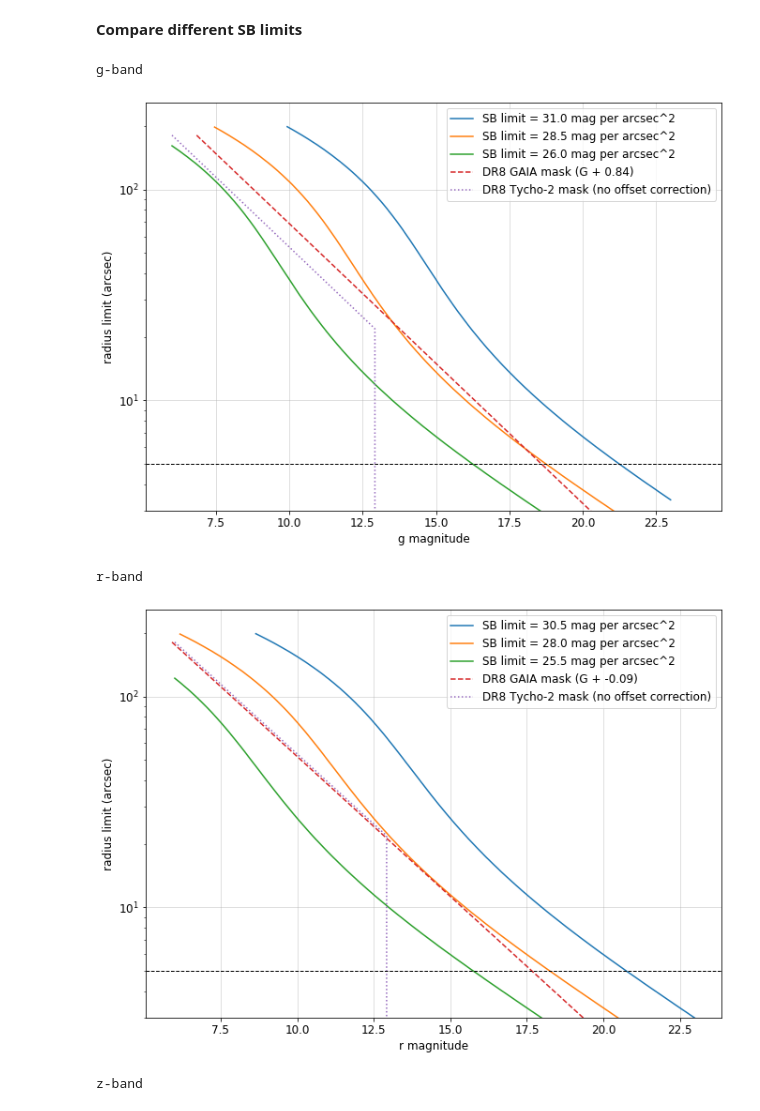
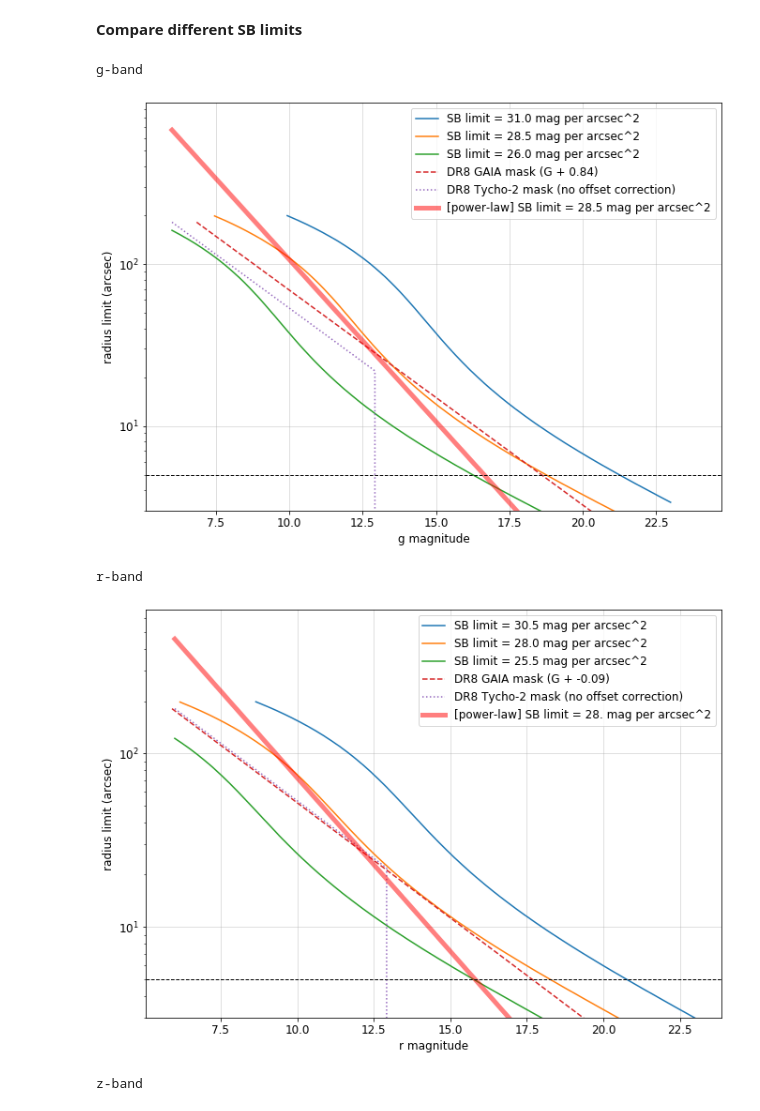
Before and after one commit to rongpu/desi-misc, a Jupyter notebook: bright_star_profiles/notebooks/star_profiles_6-outer_wing_radius_limit.ipynb, the cells around one changed output. Saved outputs shown, nothing was run; the diff lists cells and outputs as text; code cells hidden in the pictures.

Commit message:
update plots

```diff
--- a/bright_star_profiles/notebooks/star_profiles_6-outer_wing_radius_limit.ipynb
+++ b/bright_star_profiles/notebooks/star_profiles_6-outer_wing_radius_limit.ipynb
@@ -261,35 +261,42 @@ for band in bands:
     profile_fit_norm = lambda r: 10**(profile_fit(np.log10(r)))/(pixscale_native**2)
 
     plt.figure(figsize=(11, 8))
 
     for sb_limit_in_mag in sb_limit_in_mag_list_all[band]:
         sb_limit_in_nmgy = 10**((22.5-sb_limit_in_mag)/2.5)
         radius_lim_list = np.zeros(len(mag_list))
         for index, mag in enumerate(mag_list):
             f = lambda r: 10**((22.5-mag)/2.5) * profile_fit_norm(r) - sb_limit_in_nmgy
             try:
                 radius_lim_list[index] = root_scalar(f, bracket=[2, 200]).root
             except ValueError:
                 if mag<16:
                     radius_lim_list[index] = np.nan
                 else:
                     radius_lim_list[index] = 0
         plt.semilogy(mag_list, radius_lim_list, '-', label='SB limit = {:.1f} mag per arcsec^2'.format(sb_limit_in_mag))
     plt.semilogy(mag_list + gaia_median_offset[band], gaia_radius, '--', label='DR8 GAIA mask (G + {:.2f})'.format(gaia_median_offset[band]))
     plt.semilogy(mag_list, tycho_radius, ':', label='DR8 Tycho-2 mask (no offset correction)'.format(gaia_median_offset[band]))
 
+    if band=='g':
+        plt.plot(mag_list, np.sqrt(0.00045 / (10**((22.5-28.5)/2.5))) * 10**(-(mag_list-22.5)*0.2), 'r', lw=5, alpha=0.5,
+                 label='[power-law] SB limit = 28.5 mag per arcsec^2')
+    elif band=='r':
+        plt.plot(mag_list, np.sqrt(0.00033 / (10**((22.5-28.)/2.5))) * 10**(-(mag_list-22.5)*0.2), 'r', lw=5, alpha=0.5,
+                 label='[power-law] SB limit = 28. mag per arcsec^2')
+
     plt.grid(alpha=0.5)
     plt.xlabel(band+' magnitude')
     plt.ylabel('radius limit (arcsec)')
     plt.axhline(5., lw=1, ls='--', color='k')
     plt.ylim(ymin=3.)
     # plt.axis([8, 23, 3, 240])
     plt.legend()
     plt.show()
 # %% [output]
 g-band
-[figure, old version]
+[figure, new version]
 r-band
-[figure, old version]
+[figure, new version]
 z-band
 [figure]
```
